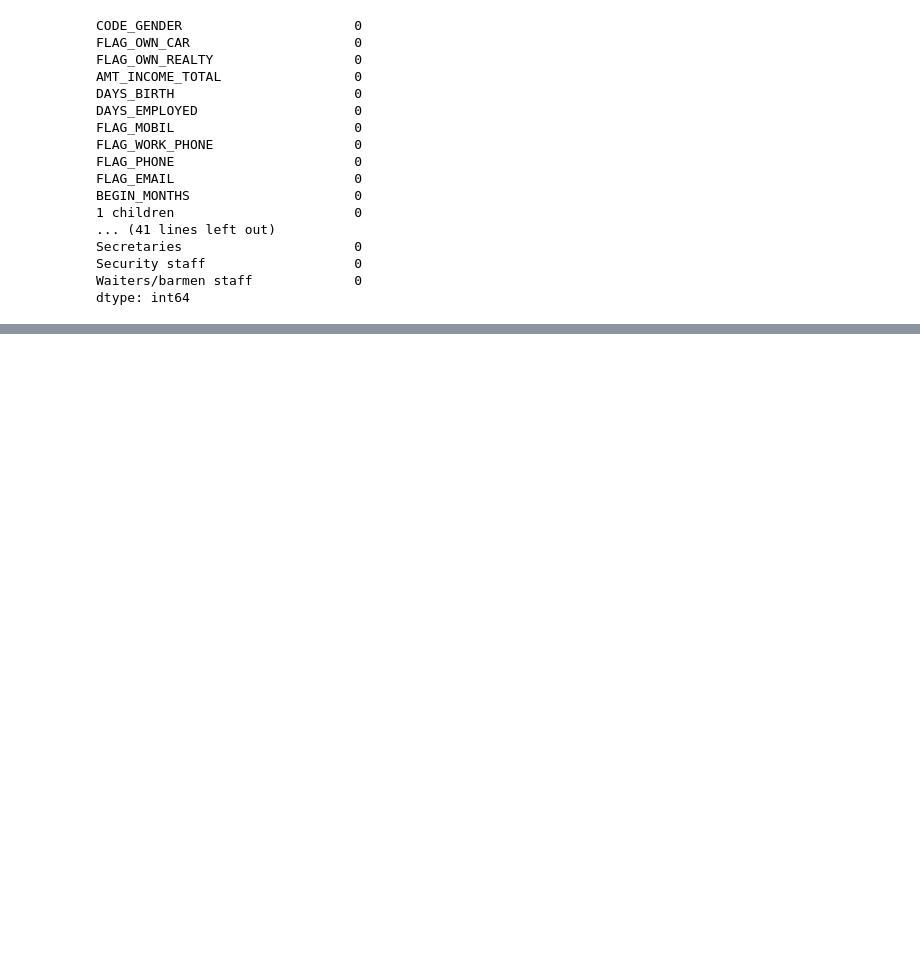
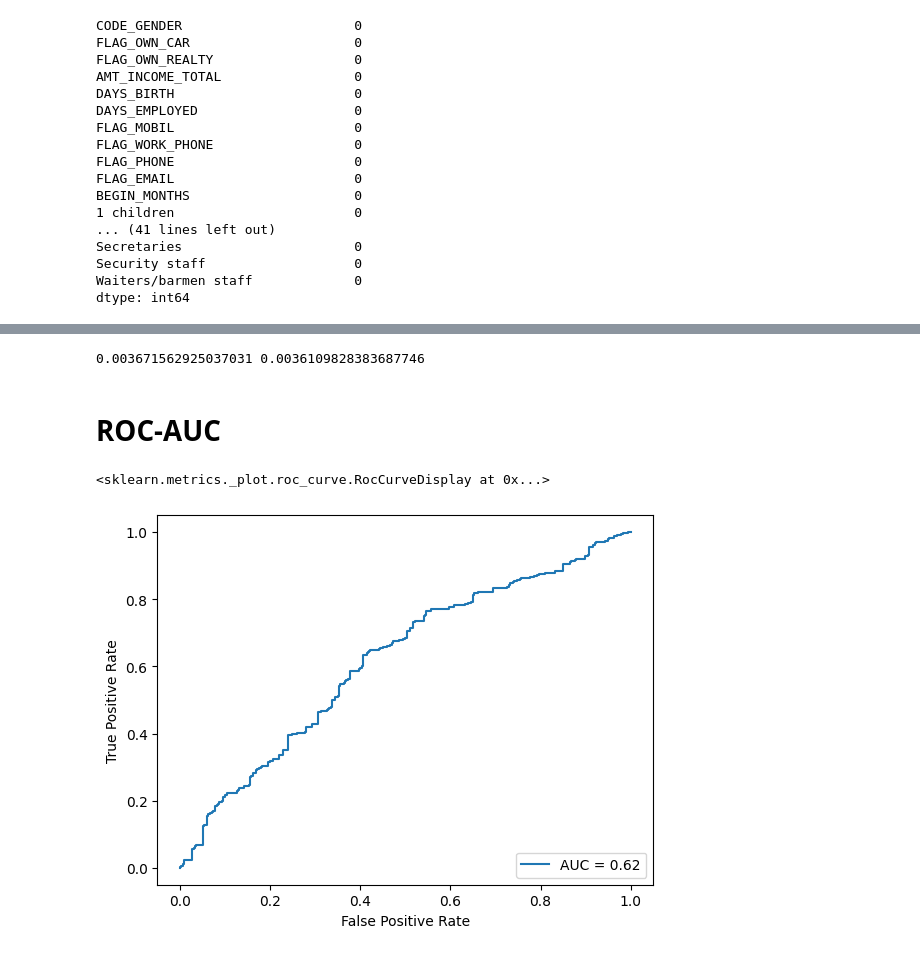
Before and after one commit to lada-nikiforova/MachineLearning, a Jupyter notebook: credit_card_approval.ipynb, the cells around one changed output, grey strips where cells are left out. Cells and saved outputs as stored; diff of their text form; code cells hidden in the pictures; blank space fills up the shorter version.

```diff
--- a/credit_card_approval.ipynb
+++ b/credit_card_approval.ipynb
@@ -511,0 +582,2 @@ print(err_train, err_test)
+# %%
+rg = LogisticRegression(n_jobs = -1)
@@ -511,0 +588,2 @@ print(err_train, err_test)
+# %%
+pred_proba = rg.predict_proba(X_test)[:,1]
@@ -511,0 +600,17 @@ print(err_train, err_test)
+# %%
+err_train = np.mean(y_train != rg.predict(X_train))
+err_test  = np.mean(y_test  != rg.predict(X_test))
+
+print(err_train, err_test)
+# %% [output]
+0.003671562925037031 0.0036109828383687746
+# %% [markdown]
+# **ROC-AUC**
+# %%
+fpr, tpr, thresholds = metrics.roc_curve(y_test, pred_proba)
+roc_auc = metrics.auc(fpr, tpr)
+display = metrics.RocCurveDisplay(fpr=fpr, tpr=tpr, roc_auc=roc_auc)
+display.plot()
+# %% [output]
+<sklearn.metrics._plot.roc_curve.RocCurveDisplay at 0x...>
+[figure, added]
```
Also changed, not shown: parts of 56 cells of this notebook.
